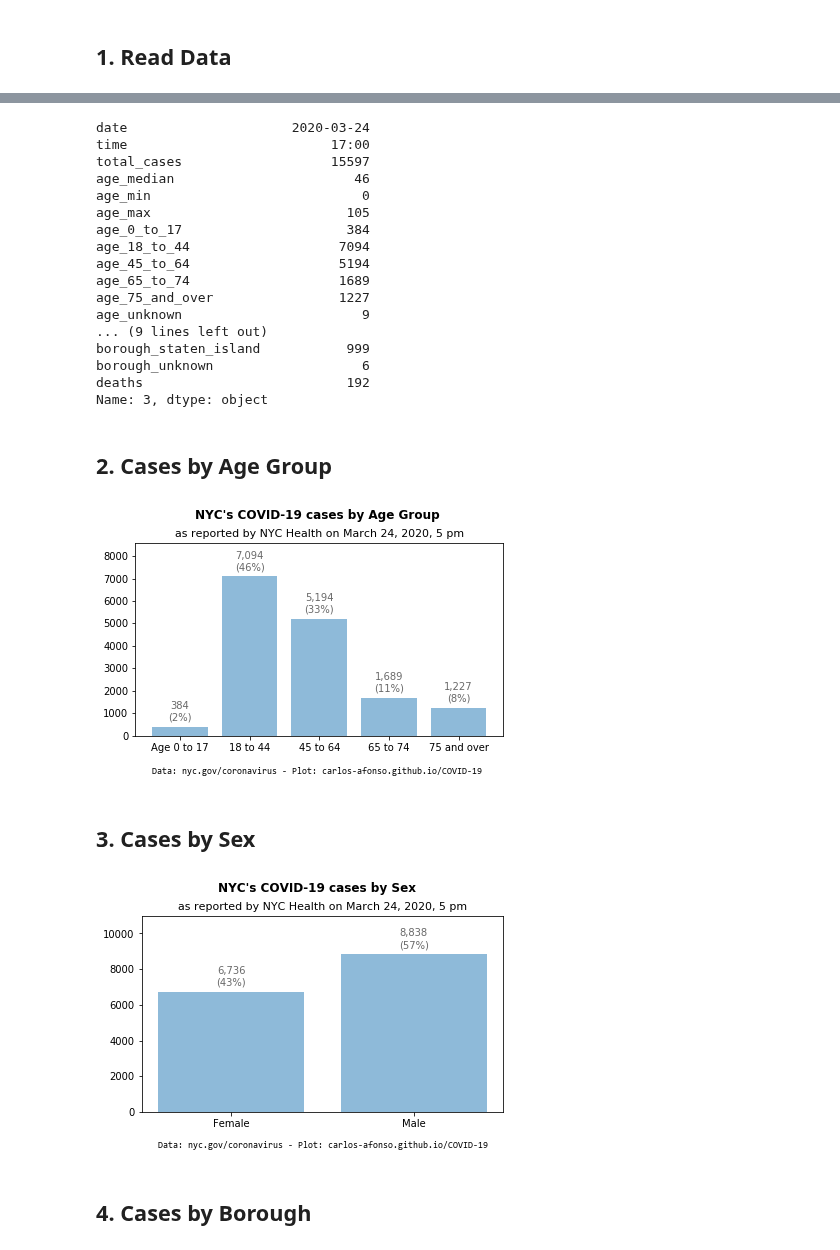
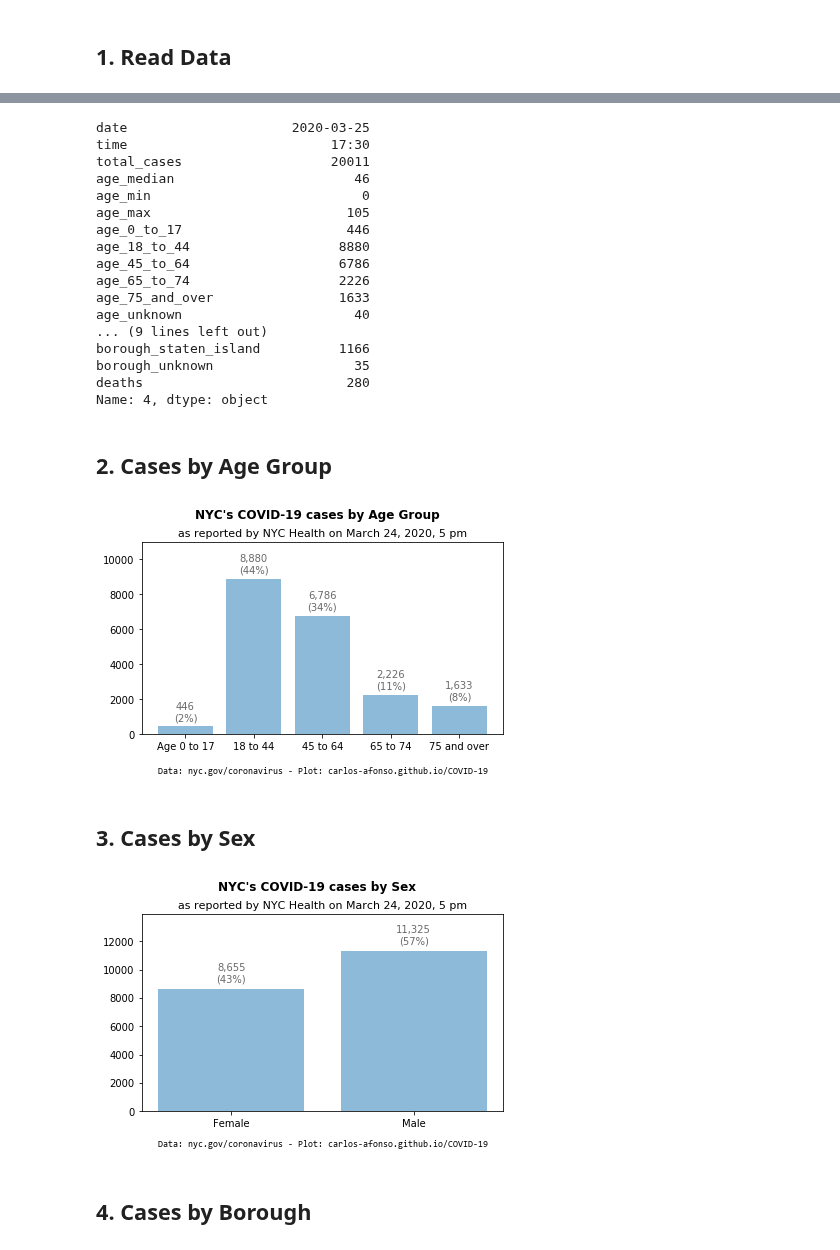
Before and after one commit to carlos-afonso/COVID-19, a Jupyter notebook: notebooks/nyc-covid-19-summary.ipynb, the cells around one changed output, grey strips where cells are left out. Saved outputs shown, nothing was run; the diff lists cells and outputs as text; code cells hidden in the pictures.

Commit message:
updates NYC data and plots

```diff
--- a/notebooks/nyc-covid-19-summary.ipynb
+++ b/notebooks/nyc-covid-19-summary.ipynb
@@ -13,7 +13,7 @@ import pandas as pd
 update_str = 'as reported by NYC Health on March 24, 2020, 5 pm'
 source_str = 'Data: nyc.gov/coronavirus - Plot: carlos-afonso.github.io/COVID-19'
 
-data_file = '../data/nyc-health-daily-data-summary/nyc-covid-19-summary-from-2020-03-23.csv'
+data_file = '../data/nyc-health-daily-updates/cases/nyc-covid-19-summary-from-2020-03-23.csv'
 
 df = pd.read_csv(data_file)
 df
@@ -28,50 +29,50 @@ df
 # Show latest data
 df.iloc[-1]
 # %% [output]
-date                     2020-03-24
-time                          17:00
-total_cases                   15597
+date                     2020-03-25
+time                          17:30
+total_cases                   20011
 age_median                       46
 age_min                           0
 age_max                         105
-age_0_to_17                     384
-age_18_to_44                   7094
-age_45_to_64                   5194
-age_65_to_74                   1689
-age_75_and_over                1227
-age_unknown                       9
+age_0_to_17                     446
+age_18_to_44                   8880
+age_45_to_64                   6786
+age_65_to_74                   2226
+age_75_and_over                1633
+age_unknown                      40
 ... (9 lines left out)
-borough_staten_island           999
-borough_unknown                   6
-deaths                          192
-Name: 3, dtype: object
+borough_staten_island          1166
+borough_unknown                  35
+deaths                          280
+Name: 4, dtype: object
 # %% [markdown]
 ## 2. Cases by Age Group
 # %%
 fig = plt.figure()
 
 cols   = ['age_0_to_17', 'age_18_to_44', 'age_45_to_64', 'age_65_to_74', 'age_75_and_over']
 labels = ['Age 0 to 17',     '18 to 44',     '45 to 64',     '65 to 74',     '75 and over']
 values = df.iloc[-1][cols].values.astype(int)
 total = sum(values)
 
 plt.bar(labels, values, alpha=0.5)
 
-plt.ylim(0, 8600)
+plt.ylim(0, 11000)
 
 for xy in zip(range(len(values)), values):
     note = '{:,}'.format(xy[1]) + '\n(' + str(int(round(100 * xy[1] / total, 0))) + '%)'
     plt.annotate(note, xy=xy, xytext=(0, 15), textcoords='offset points', ha='center', va='center', color='dimgray')
 
 plt.suptitle('NYC\'s COVID-19 cases by Age Group', x=0.52, fontweight='bold')
 plt.title(update_str, fontsize=11)
 
-plt.text(-0.4, -1700, source_str, fontfamily='Consolas', fontsize=9)
+plt.text(-0.4, -2200, source_str, fontfamily='Consolas', fontsize=9)
 
 plt.tight_layout(rect=[0, 0, 1, 0.95])
 plt.show()
 # %% [output]
-[figure, old version]
+[figure, new version]
 # %%
 # Save figure as SVG and PNG images
 file_path = '../images/nyc-covid-19-cases-by-age-group'
@@ -89,7 +90,7 @@ total = sum(values)
 
 plt.bar(labels, values, alpha=0.5)
 
-plt.ylim(0, 11000)
+plt.ylim(0, 13900)
 
 for xy in zip(range(len(values)), values):
     note = '{:,}'.format(xy[1]) + '\n(' + str(int(round(100 * xy[1] / total, 0))) + '%)'
@@ -98,12 +99,12 @@ for xy in zip(range(len(values)), values):
 plt.suptitle('NYC\'s COVID-19 cases by Sex', x=0.52, fontweight='bold')
 plt.title(update_str, fontsize=11)
 
-plt.text(-0.4, -2000, source_str, fontfamily='Consolas', fontsize=9)
+plt.text(-0.4, -2500, source_str, fontfamily='Consolas', fontsize=9)
 
 plt.tight_layout(rect=[0, 0, 1, 0.95])
 plt.show()
 # %% [output]
-[figure, old version]
+[figure, new version]
 # %%
 # Save figure as SVG and PNG images
 file_path = '../images/nyc-covid-19-cases-by-sex'
```
Also changed, not shown: parts of 2 cells of this notebook, 7 other files.
